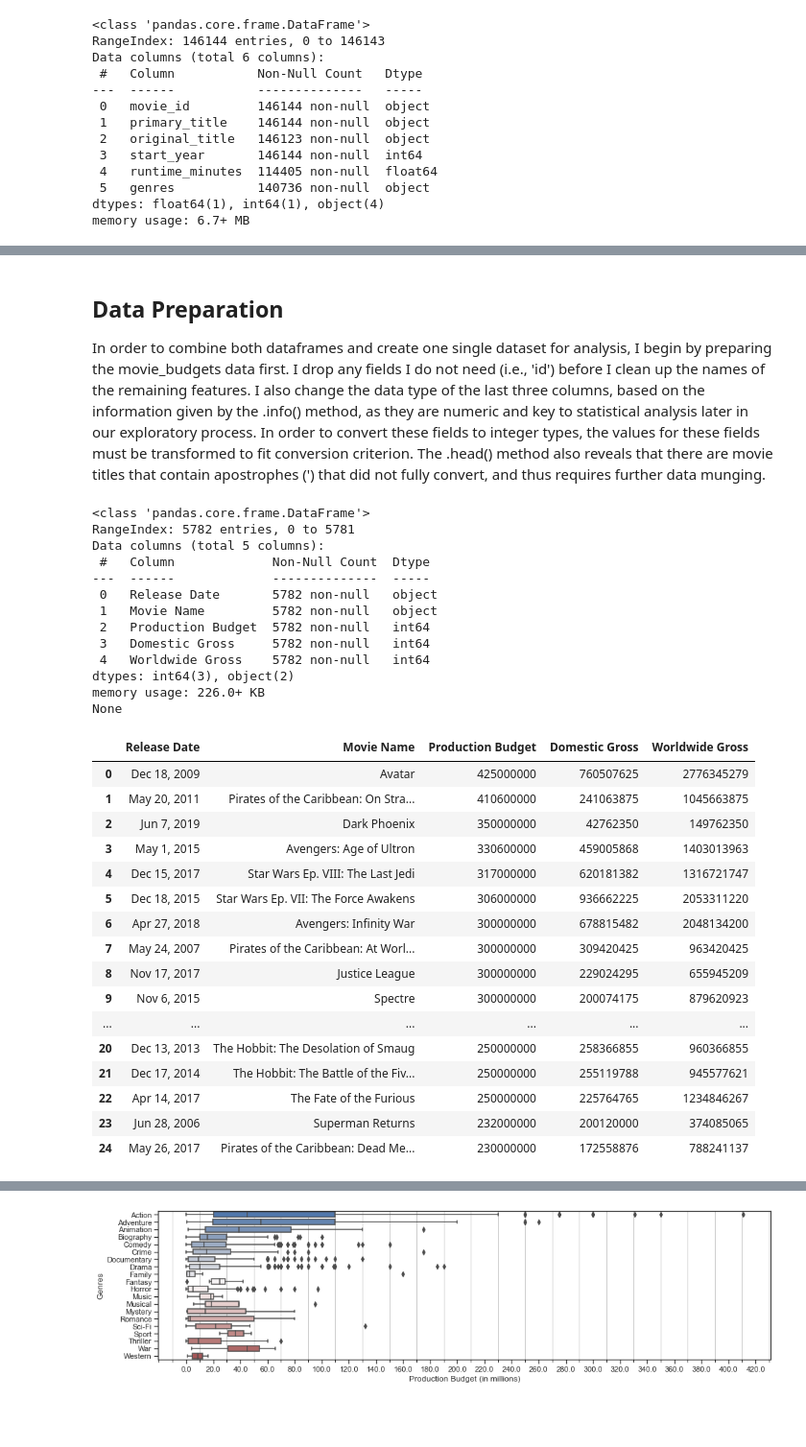
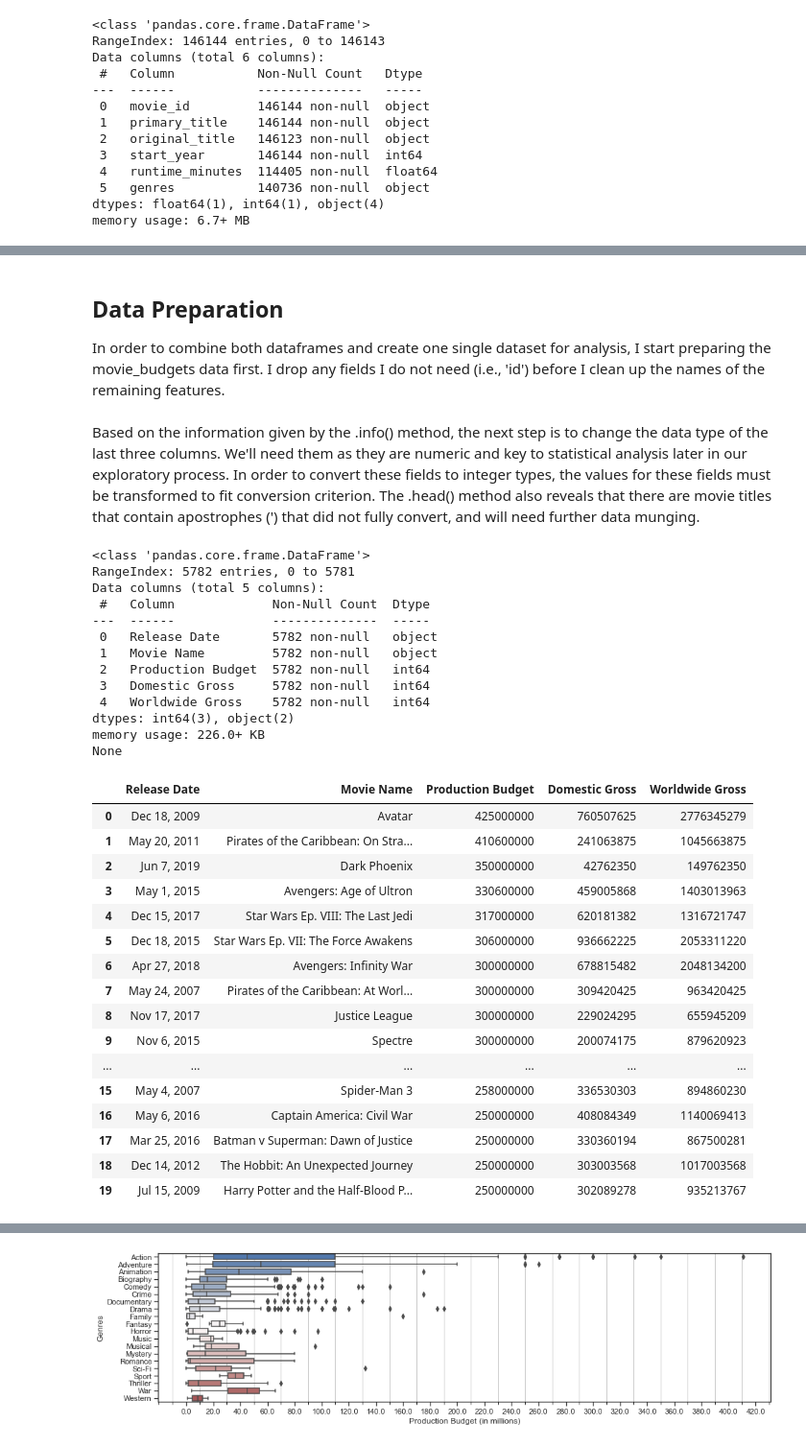
Before and after one commit to rookiescientist-andre/Microsoft-Film-Analysis, a Jupyter notebook: Microsoft Film Analysis - Notebook.ipynb, the cells around one changed output, grey strips where cells are left out. Shown: that part at 96% size. Cells and saved outputs as stored; diff of their text form; code cells hidden in the pictures; blank space fills up the shorter version.

```diff
--- a/Microsoft Film Analysis - Notebook.ipynb
+++ b/Microsoft Film Analysis - Notebook.ipynb
@@ -128,3 +119,7 @@ FROM movie_basics
 | 17 | tt0192528 | Heaven & Hell | Reverse Heaven | 2018 | 104.0 | Drama |
 | 18 | tt0230212 | The Final Journey | The Final Journey | 2010 | 120.0 | Drama |
 | 19 | tt0247643 | Los pájaros se van con la muerte | Los pájaros se van con la muerte | 2011 | 110.0 | Drama,Mystery |
+# %% [markdown]
+## Data Preparation
+
+In order to combine both dataframes and create one single dataset for analysis, I start preparing the movie_budgets data first. I drop any fields I do not need (i.e., 'id') before I clean up the names of the remaining features.
@@ -131,18 +136,6 @@ FROM movie_basics
 # %% [markdown]
-## Data Preparation
-
-In order to combine both dataframes and create one single dataset for analysis, I begin by preparing the movie_budgets data first. I drop any fields I do not need (i.e., 'id') before I clean up the names of the remaining features. I also change the data type of the last three columns, based on the information given by the .info() method, as they are numeric and key to statistical analysis later in our exploratory process. In order to convert these fields to integer types, the values for these fields must be transformed to fit conversion criterion. The .head() method also reveals that there are movie titles that contain apostrophes (') that did not fully convert, and thus requires further data munging.
+Based on the information given by the .info() method, the next step is to change the data type of the last three columns. We'll need them as they are numeric and key to statistical analysis later in our exploratory process. In order to convert these fields to integer types, the values for these fields must be transformed to fit conversion criterion. The .head() method also reveals that there are movie titles that contain apostrophes (') that did not fully convert, and will need further data munging.
 # %%
-# Let's clean up the movie_budgets dataframe first to fit what we need for analysis:
-
-# Start by dropping any columns we don't need, like the id column
-movie_budgets_df2 = movie_budgets_df.drop('id', axis=1)
-
-# Clean up the column names as well
-new_column_names = {'release_date': 'Release Date', 'movie':'Movie Name', 'production_budget': 'Production Budget', 'domestic_gross': 'Domestic Gross',
-                    'worldwide_gross': 'Worldwide Gross'}
-budgets_df3 = movie_budgets_df2.rename(columns=new_column_names)
-
 # Change the data type of the last three columns from 'object' to 'int' for future statistical analysis
 numeric_columns = ['Production Budget', 'Domestic Gross', 'Worldwide Gross']
 for column in numeric_columns:
@@ -153,34 +146,34 @@ budgets_df3['Movie Name'] = budgets_df3['Movie Name'].map(lambda x: x.replace('
 print(budgets_df3.info())
-budgets_df3.head(25)
+budgets_df3.head(20)
 # %% [output]
 <class 'pandas.core.frame.DataFrame'>
 RangeIndex: 5782 entries, 0 to 5781
 Data columns (total 5 columns):
  #   Column             Non-Null Count  Dtype
 ---  ------             --------------  -----
  0   Release Date       5782 non-null   object
  1   Movie Name         5782 non-null   object
  2   Production Budget  5782 non-null   int64
  3   Domestic Gross     5782 non-null   int64
  4   Worldwide Gross    5782 non-null   int64
 dtypes: int64(3), object(2)
 memory usage: 226.0+ KB
 None
 |  | Release Date | Movie Name | Production Budget | Domestic Gross | Worldwide Gross |
 | 0 | Dec 18, 2009 | Avatar | 425000000 | 760507625 | 2776345279 |
 | 1 | May 20, 2011 | Pirates of the Caribbean: On Stra... | 410600000 | 241063875 | 1045663875 |
 | 2 | Jun 7, 2019 | Dark Phoenix | 350000000 | 42762350 | 149762350 |
 | 3 | May 1, 2015 | Avengers: Age of Ultron | 330600000 | 459005868 | 1403013963 |
 | 4 | Dec 15, 2017 | Star Wars Ep. VIII: The Last Jedi | 317000000 | 620181382 | 1316721747 |
 | 5 | Dec 18, 2015 | Star Wars Ep. VII: The Force Awakens | 306000000 | 936662225 | 2053311220 |
 | 6 | Apr 27, 2018 | Avengers: Infinity War | 300000000 | 678815482 | 2048134200 |
 | 7 | May 24, 2007 | Pirates of the Caribbean: At Worl... | 300000000 | 309420425 | 963420425 |
 | 8 | Nov 17, 2017 | Justice League | 300000000 | 229024295 | 655945209 |
 | 9 | Nov 6, 2015 | Spectre | 300000000 | 200074175 | 879620923 |
 | ... | ... | ... | ... | ... | ... |
-| 20 | Dec 13, 2013 | The Hobbit: The Desolation of Smaug | 250000000 | 258366855 | 960366855 |
-| 21 | Dec 17, 2014 | The Hobbit: The Battle of the Fiv... | 250000000 | 255119788 | 945577621 |
-| 22 | Apr 14, 2017 | The Fate of the Furious | 250000000 | 225764765 | 1234846267 |
-| 23 | Jun 28, 2006 | Superman Returns | 232000000 | 200120000 | 374085065 |
-| 24 | May 26, 2017 | Pirates of the Caribbean: Dead Me... | 230000000 | 172558876 | 788241137 |
+| 15 | May 4, 2007 | Spider-Man 3 | 258000000 | 336530303 | 894860230 |
+| 16 | May 6, 2016 | Captain America: Civil War | 250000000 | 408084349 | 1140069413 |
+| 17 | Mar 25, 2016 | Batman v Superman: Dawn of Justice | 250000000 | 330360194 | 867500281 |
+| 18 | Dec 14, 2012 | The Hobbit: An Unexpected Journey | 250000000 | 303003568 | 1017003568 |
+| 19 | Jul 15, 2009 | Harry Potter and the Half-Blood P... | 250000000 | 302089278 | 935213767 |
 # %% [markdown]
```
Also changed, not shown: parts of 24 cells of this notebook.
